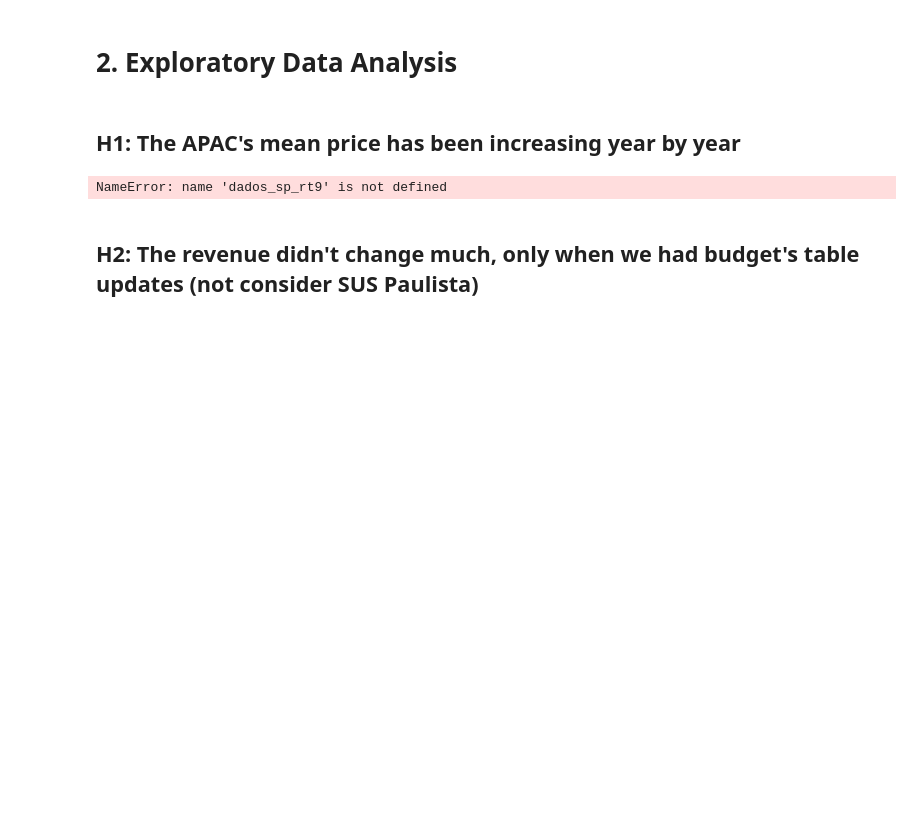
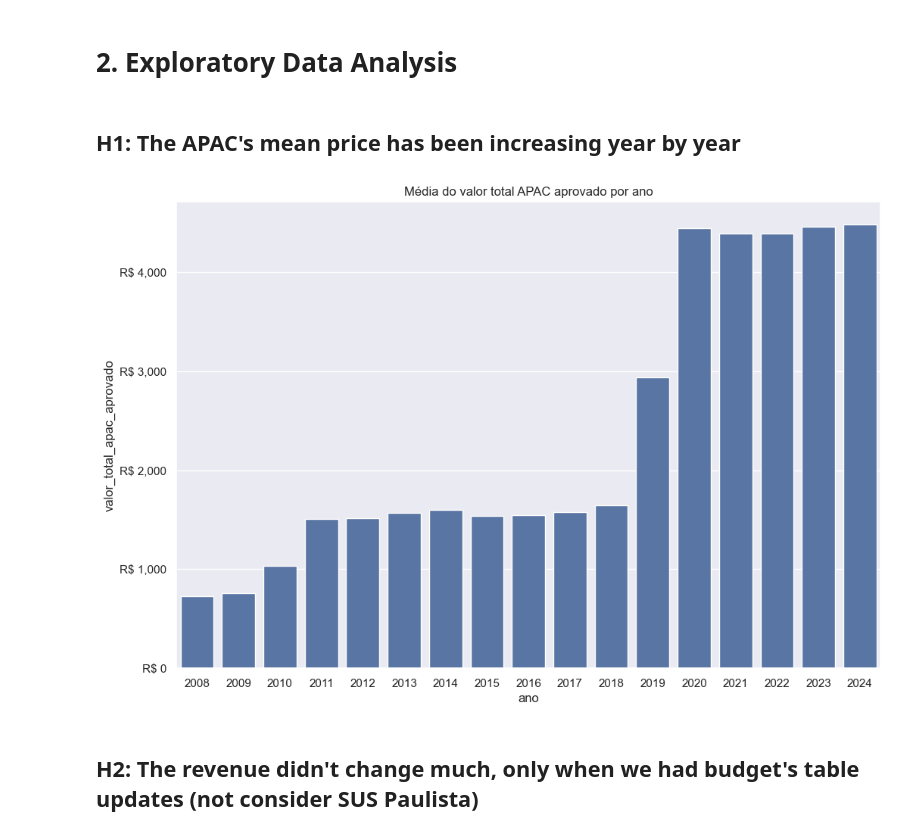
Before and after one commit to gustavo-moretto/rt_datasus, a Jupyter notebook: states/sp/dados_rt_sp.ipynb, the cells around one changed output. Saved outputs shown, nothing was run; the diff lists cells and outputs as text; code cells hidden in the pictures; blank space fills up the shorter version.

Commit message:
fixing some graphs

```diff
--- a/states/sp/dados_rt_sp.ipynb
+++ b/states/sp/dados_rt_sp.ipynb
@@ -412,10 +412,17 @@ dados_sp_rt9 = dados_sp_rt8[['data_processamento', 'ano', 'sigla_tipo_gestao', '
 # %%
 aux = dados_sp_rt9[['valor_total_apac_aprovado', 'ano']].groupby('ano').mean().reset_index().sort_values(by='ano', ascending=True)
 
-sns.barplot(data=aux, x='ano', y='valor_total_apac_aprovado')
+ax = sns.barplot(data=aux, x='ano', y='valor_total_apac_aprovado')
+
+# Format y-axis to show complete numbers without scientific notation
+ax.ticklabel_format(style='plain', axis='y')
+# Alternative: You can also use this for currency formatting
+ax.yaxis.set_major_formatter(plt.FuncFormatter(lambda x, p: f'R$ {x:,.0f}'))
+
+
 plt.title('Média do valor total APAC aprovado por ano');
 # %% [output]
-NameError: name 'dados_sp_rt9' is not defined
+[figure, added]
 # %% [markdown]
 ## H2: The revenue didn't change much, only when we had budget's table updates (not consider SUS Paulista)
 # %%
```
